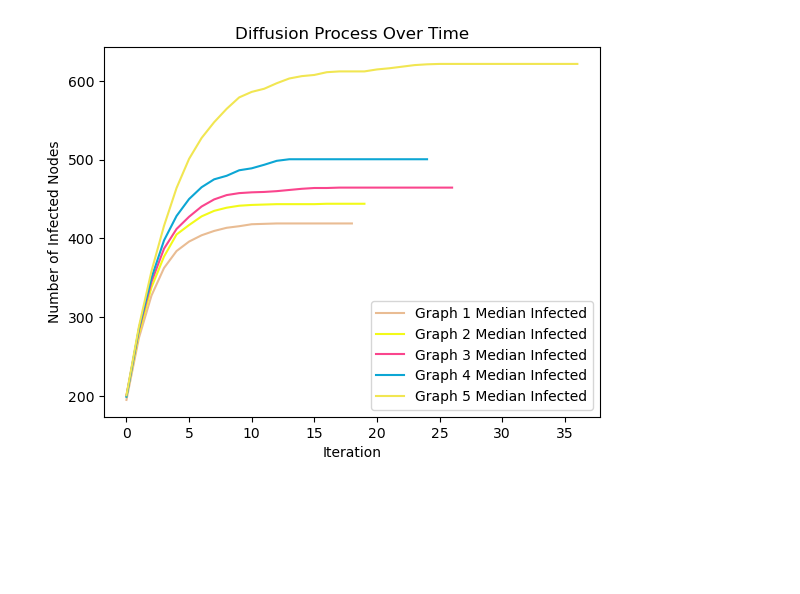
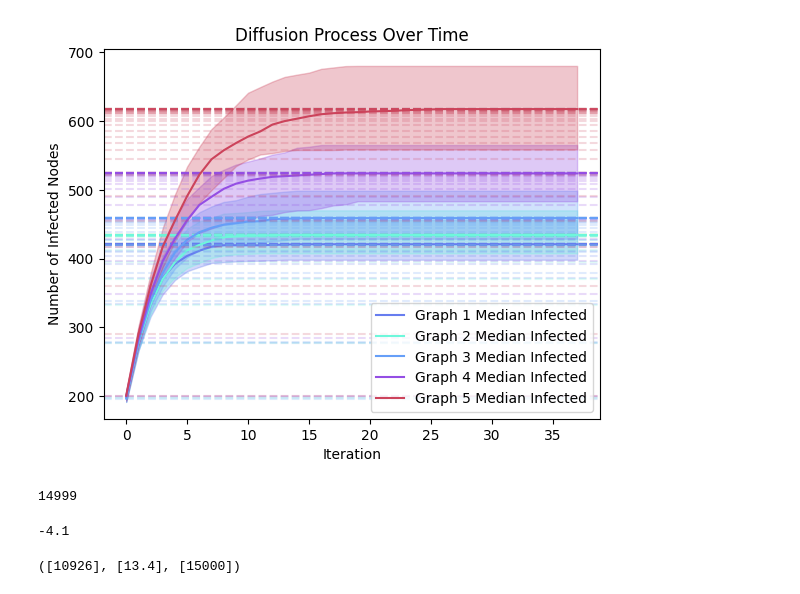
Before and after one commit to eliotwrobson/CyNetDiff, a Jupyter notebook: examples/visualizations.ipynb, the cells around one changed output. Cells and saved outputs as stored; diff of their text form; code cells hidden in the pictures; blank space fills up the shorter version.

Commit message:
Updated CELF Code

```diff
--- a/examples/visualizations.ipynb
+++ b/examples/visualizations.ipynb
@@ -185,28 +197,21 @@ graphs = []
 
 base_graph = nx.watts_strogatz_graph(15_000, 10, 0.01)
 
-for weight_fn in ()
 
-graphs
-# [
-#    nx.watts_strogatz_graph(15_000, 10, 0.01),
-#    nx.watts_strogatz_graph(15_000, 10, 0.02),
-#    nx.watts_strogatz_graph(15_000, 10, 0.05),
-#    nx.watts_strogatz_graph(15_000, 10, 0.10),
-#    nx.watts_strogatz_graph(15_000, 10, 0.20),
 
-# nx.watts_strogatz_graph(15_000, 11, 0.01),
-# nx.watts_strogatz_graph(15_000, 12, 0.01),
-# nx.watts_strogatz_graph(15_000, 10, 0.02),
-# nx.watts_strogatz_graph(15_000, 11, 0.02),
-# nx.watts_strogatz_graph(15_000, 12, 0.02),
-# ]
+graphs=[
+   nx.watts_strogatz_graph(15_000, 10, 0.01),
+   nx.watts_strogatz_graph(15_000, 10, 0.02),
+   nx.watts_strogatz_graph(15_000, 10, 0.05),
+   nx.watts_strogatz_graph(15_000, 10, 0.10),
+   nx.watts_strogatz_graph(15_000, 10, 0.20),
+]
 # B = nx.erdos_renyi_graph(100, 0.1)
 # nx.set_edge_attributes(G, 0.01, "activation_prob")
 # nx.set_edge_attributes(O, 0.01, "activation_prob")
 # nx.set_edge_attributes(B, 0.01, "activation_prob")
 # %%
-create_plot_for_nodes_infected_perc(graphs)
+create_plot_for_nodes_infected_perc(graphs,True)
 # %% [output]
-[figure, old version]
+[figure, new version]
 # %%
@@ -214,3 +252,11 @@ def compute_marginal_gain(model, new_node, seeds) -> float:
+# %%
+sorted(graphs[0].nodes())[-1]
+# %% [output]
+14999
+# %%
+compute_marginal_gain(graphs[0], , set(random.sample(list(graphs[0].nodes()), 100)))
+# %% [output]
+-4.1
 # %%
 # Cell with CELF algorithm.
 # Code adapted from https://hautahi.com/im_greedycelf
@@ -269,3 +310,7 @@ def celf(g: Graph, k: int, mc: int = 1000) -> set[int]:
         Q = Q[1:]
 
     return (S, SPREAD, LOOKUPS)
+# %%
+celf_adapted(graphs[0],1,10)
+# %% [output]
+([10926], [13.4], [15000])
```
Also changed, not shown: parts of 4 cells of this notebook.
